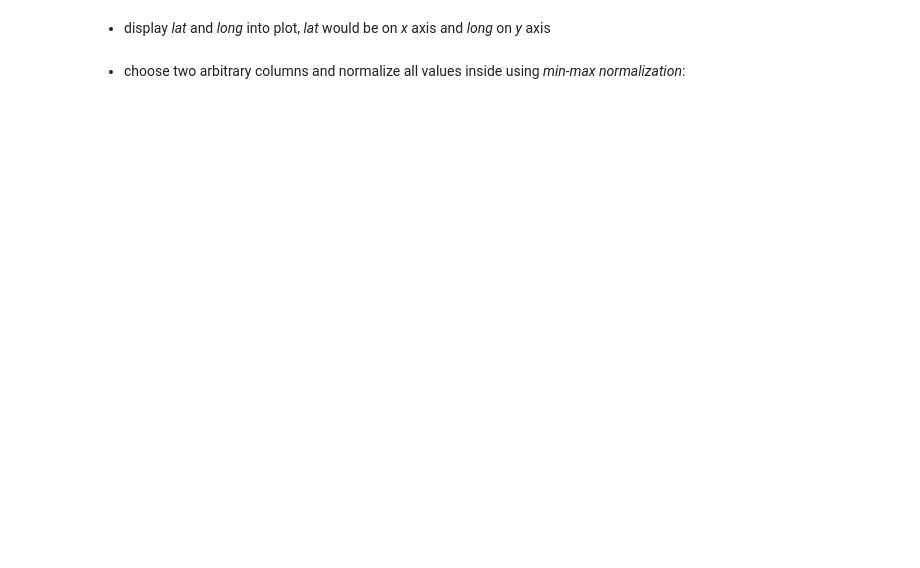
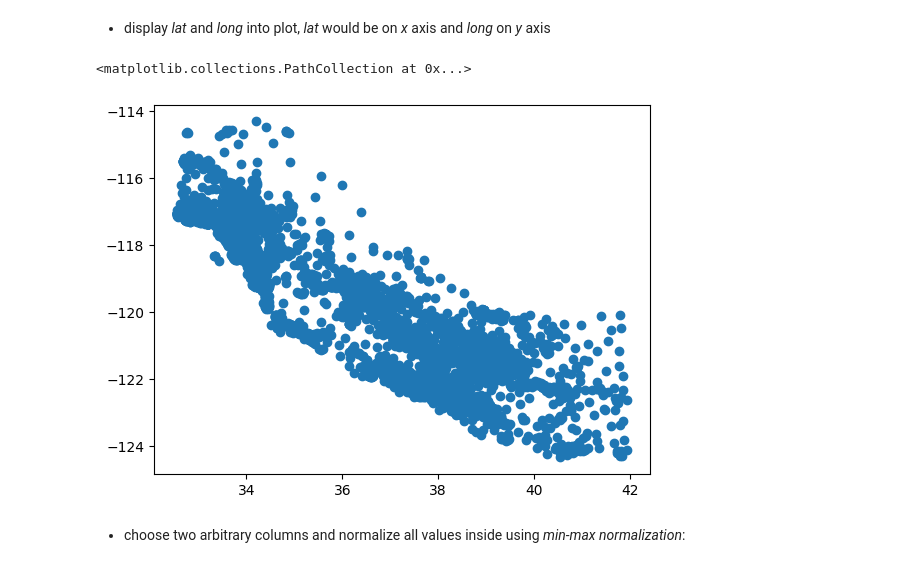
Before and after one commit to j-sikula/MPA-MLF, a Jupyter notebook: cv2/Exercise_Python.ipynb, the cells around one changed output. Saved outputs shown, nothing was run; the diff lists cells and outputs as text; code cells hidden in the pictures; blank space fills up the shorter version.

```diff
--- a/cv2/Exercise_Python.ipynb
+++ b/cv2/Exercise_Python.ipynb
@@ -345,2 +419,7 @@ The purpose of this exercise is to learn basic operations of **pandas** library.
 # %% [markdown]
  - check if any of the columns contain NaN values, if yes, replace the NaN values with the arithmetic mean of the whole dataset
+# %%
+print(dataset.isnull().sum())
+if (dataset.isnull().values.any()):
+  print("Filled NaN with values")
+  dataset = dataset.fillna(dataset.mean()) # refill NaN with mean of column
@@ -347,4 +437,9 @@ The purpose of this exercise is to learn basic operations of **pandas** library.
 # %% [markdown]
  - display *lat* and *long* into plot, *lat* would be on *x* axis and *long* on *y* axis
+# %%
+plt.scatter(dataset['latitude'], dataset['longitude'])
+# %% [output]
+<matplotlib.collections.PathCollection at 0x...>
+[figure, added]
 # %% [markdown]
 - choose two arbitrary columns and normalize all values inside using *min-max normalization*:
```
Also changed, not shown: parts of 9 cells of this notebook.
